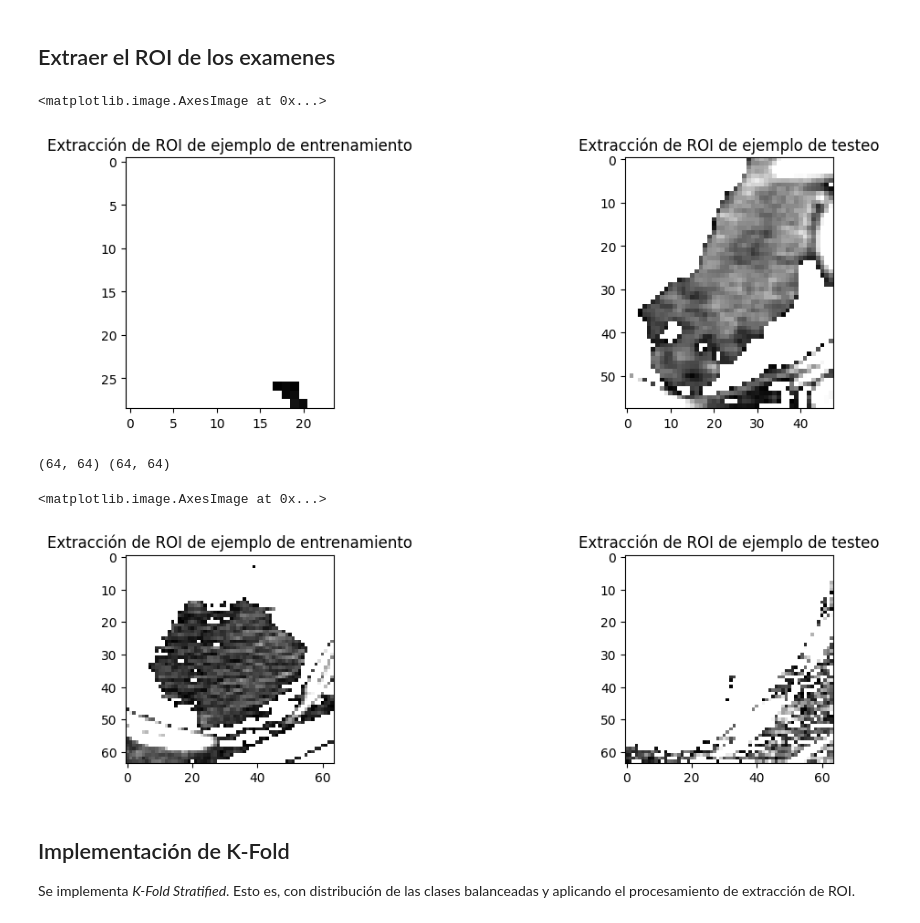
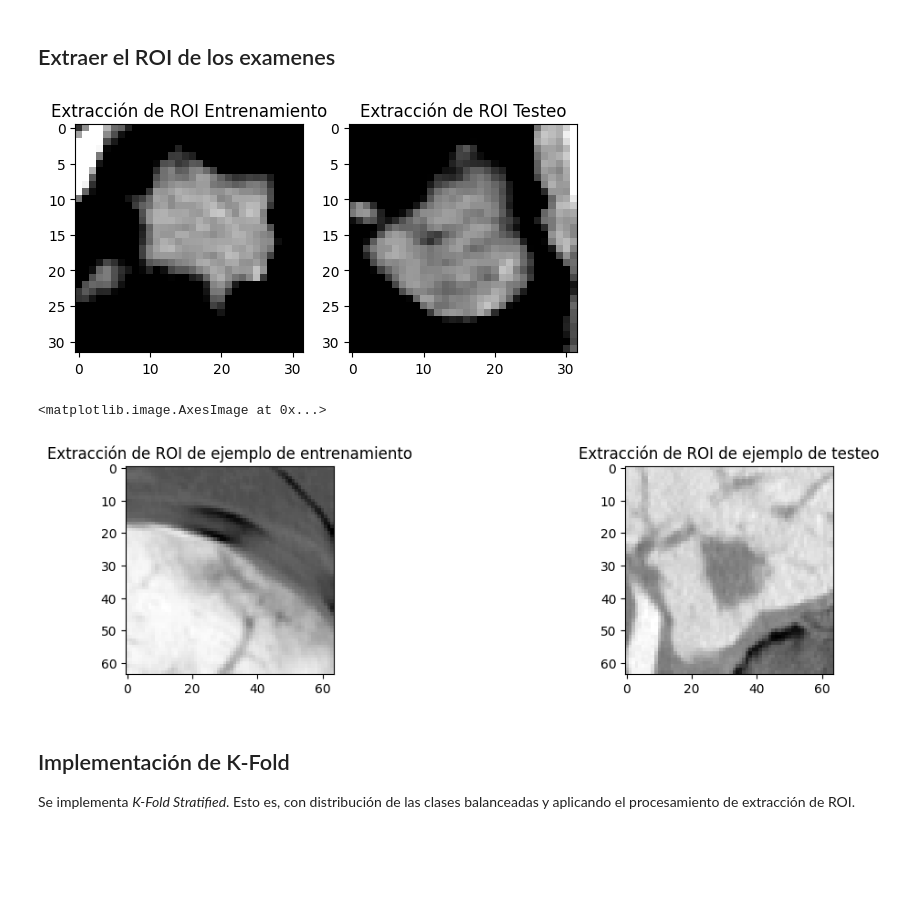
Before and after one commit to jmsaavedrar/pet_ct, a Jupyter notebook: load_datasets_example.ipynb, the cells around one changed output. Cells and saved outputs as stored; diff of their text form; code cells hidden in the pictures; blank space fills up the shorter version.

Commit message:
Implementando un sistema de visualización y arreglando builders de los datos

```diff
--- a/load_datasets_example.ipynb
+++ b/load_datasets_example.ipynb
@@ -96,8 +367,8 @@ def get_training_testing_sm_datasets(split_val=0.8, random_seed=None):
         generate_training_data,
         output_signature=(
             tf.TensorSpec(shape=(), dtype=tf.string),  # For patient_id
-            tf.TensorSpec(shape=(None, None), dtype=tf.uint16),  # For img_exam
-            tf.TensorSpec(shape=(None, None), dtype=tf.uint16),  # For mask_exam
+            tf.TensorSpec(shape=(None, None), dtype=tf.int16),  # For img_exam
+            tf.TensorSpec(shape=(None, None), dtype=tf.int16),  # For mask_exam
             tf.TensorSpec(shape=(), dtype=tf.int64)  # For label
         )
     )
@@ -114,8 +385,8 @@ def get_training_testing_sm_datasets(split_val=0.8, random_seed=None):
         generate_testing_data,
         output_signature=(
             tf.TensorSpec(shape=(), dtype=tf.string),  # For patient_id
-            tf.TensorSpec(shape=(None, None), dtype=tf.uint16),  # For img_exam
-            tf.TensorSpec(shape=(None, None), dtype=tf.uint16),  # For mask_exam
+            tf.TensorSpec(shape=(None, None), dtype=tf.int16),  # For img_exam
+            tf.TensorSpec(shape=(None, None), dtype=tf.int16),  # For mask_exam
             tf.TensorSpec(shape=(), dtype=tf.int64)  # For label
         )
     )
@@ -175,8 +446,8 @@ def get_training_testing_stanford_datasets(split_val=0.8, random_seed=None):
         generate_training_data,
         output_signature=(
             tf.TensorSpec(shape=(), dtype=tf.string),  # For patient_id
-            tf.TensorSpec(shape=(None, None), dtype=tf.uint16),  # For img_exam
-            tf.TensorSpec(shape=(None, None), dtype=tf.uint16),  # For mask_exam
+            tf.TensorSpec(shape=(None, None), dtype=tf.int16),  # For img_exam
+            tf.TensorSpec(shape=(None, None), dtype=tf.int16),  # For mask_exam
             tf.TensorSpec(shape=(), dtype=tf.int64)  # For label
         )
     )
@@ -193,8 +464,8 @@ def get_training_testing_stanford_datasets(split_val=0.8, random_seed=None):
         generate_testing_data,
         output_signature=(
             tf.TensorSpec(shape=(), dtype=tf.string),  # For patient_id
-            tf.TensorSpec(shape=(None, None), dtype=tf.uint16),  # For img_exam
-            tf.TensorSpec(shape=(None, None), dtype=tf.uint16),  # For mask_exam
+            tf.TensorSpec(shape=(None, None), dtype=tf.int16),  # For img_exam
+            tf.TensorSpec(shape=(None, None), dtype=tf.int16),  # For mask_exam
             tf.TensorSpec(shape=(), dtype=tf.int64)  # For label
         )
     )
@@ -416,34 +718,26 @@ def roiExtractionSize(img, mask, total_size):
 # %%
 margin = 4
 level = 50
 window_width = 200
+img_size = 64
 
-roi_exam_train = roiExtraction(img_exam_train, mask_exam_train, margin)
-roi_exam_test = roiExtraction(img_exam_test, mask_exam_test, margin)
+#roi_exam_train = roiExtraction(img_exam_train, mask_exam_train, margin)
+#roi_exam_test = roiExtraction(img_exam_test, mask_exam_test, margin)
+roi_exam_train = roiExtractionSize(img_exam_train, mask_exam_train, 32)
+roi_exam_test = roiExtractionSize(img_exam_test, mask_exam_test, 32)
 
-f = plt.figure(figsize=(10, 10), frameon=True)
+f = plt.figure(figsize=(10,10), frameon=True)
 f.add_subplot(1, 3, 1)
-plt.title("Extracción de ROI de ejemplo de entrenamiento")
+plt.title("Extracción de ROI Entrenamiento")
+plt.imshow(show_slice_window(cv2.rotate(roi_exam_train,cv2.ROTATE_90_CLOCKWISE),level,window_width), cmap='gray')
 
-# Correct usage of cv2.rotate()
-rotated_image = cv2.rotate(roi_exam_train, cv2.ROTATE_90_CLOCKWISE)
+f.add_subplot(1, 3, 2)
+plt.title("Extracción de ROI Testeo")
+plt.imshow(show_slice_window(cv2.rotate(roi_exam_test,cv2.ROTATE_90_CLOCKWISE),level,window_width), cmap='gray')
 
-# Assuming 'level' and 'window_width' are properly defined
-# and you have a function show_slice_window to display the image with a specific window.
-plt.imshow(show_slice_window(rotated_image, level, window_width), cmap='gray')
-
-f.add_subplot(1, 3, 3)
-plt.title("Extracción de ROI de ejemplo de testeo")
-
-# Correct usage of cv2.rotate()
-rotated_image = cv2.rotate(roi_exam_test, cv2.ROTATE_90_CLOCKWISE)
-
-# Assuming 'level' and 'window_width' are properly defined
-# and you have a function show_slice_window to display the image with a specific window.
-plt.imshow(show_slice_window(rotated_image, level, window_width), cmap='gray')
+plt.show()
 # %% [output]
-<matplotlib.image.AxesImage at 0x...>
-[figure, old version]
+[figure, new version]
 # %%
 margin = 4
 level = 50
@@ -453,32 +747,27 @@ size = 64
 stanford_roi_exam_train = roiExtractionSize(stanford_img_exam_train, stanford_mask_exam_train, size)
 stanford_roi_exam_test = roiExtractionSize(stanford_img_exam_test, stanford_mask_exam_test, size)
 
-print(stanford_roi_exam_train.shape, stanford_roi_exam_train.shape)
-
 f = plt.figure(figsize=(10, 10), frameon=True)
 f.add_subplot(1, 3, 1)
 plt.title("Extracción de ROI de ejemplo de entrenamiento")
 
 # Correct usage of cv2.rotate()
-rotated_image = cv2.rotate(stanford_roi_exam_train, cv2.ROTATE_90_CLOCKWISE)
+# rotated_image = cv2.rotate(roi_exam_train, cv2.ROTATE_90_CLOCKWISE)
 
+#print(roi_exam_train.shape)
 # Assuming 'level' and 'window_width' are properly defined
 # and you have a function show_slice_window to display the image with a specific window.
-plt.imshow(show_slice_window(rotated_image, level, window_width), cmap='gray')
+plt.imshow(stanford_roi_exam_train, cmap='gray_r')
 
 f.add_subplot(1, 3, 3)
 plt.title("Extracción de ROI de ejemplo de testeo")
 
-# Correct usage of cv2.rotate()
-rotated_image = cv2.rotate(stanford_roi_exam_test, cv2.ROTATE_90_CLOCKWISE)
-
 # Assuming 'level' and 'window_width' are properly defined
 # and you have a function show_slice_window to display the image with a specific window.
-plt.imshow(show_slice_window(rotated_image, level, window_width), cmap='gray')
+plt.imshow(stanford_roi_exam_test, cmap='gray_r')
 # %% [output]
-(64, 64) (64, 64)
+<matplotlib.image.AxesImage at 0x...>
-<matplotlib.image.AxesImage at 0x...>
-[figure, old version]
+[figure, new version]
 # %% [markdown]
 ## Implementación de K-Fold
 
```
Also changed, not shown: parts of 13 cells of this notebook, 4 other files.
